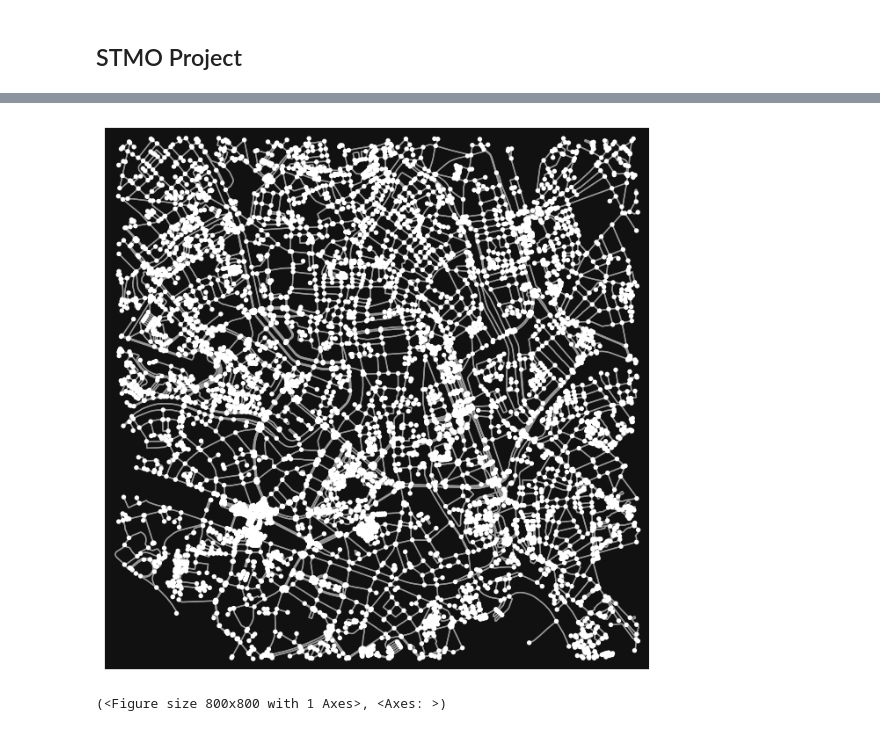
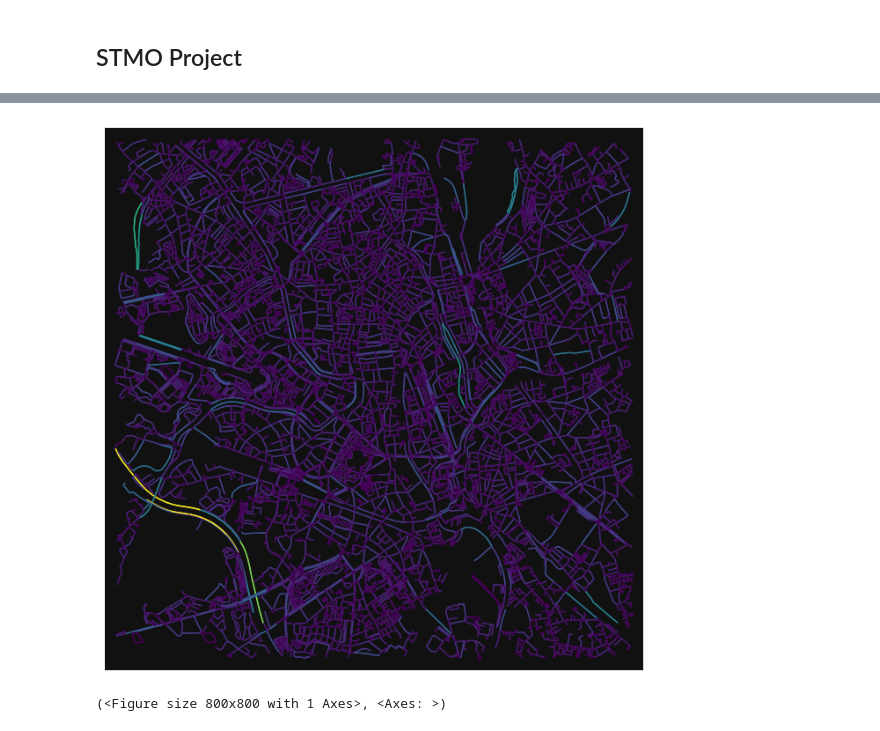
Before and after one commit to robbefonteyn/PathFindR-Ghent, a Jupyter notebook: running_route.ipynb, the cells around one changed output, grey strips where cells are left out. Cells and saved outputs as stored; diff of their text form; code cells hidden in the pictures.

```diff
--- a/running_route.ipynb
+++ b/running_route.ipynb
@@ -30,18 +30,20 @@ import matplotlib.pyplot as plt
 # %%
 # Define the address as a starting point
 address = "Sint-kwintensberg 74, Ghent, Belgium"
 
 # Geocode the address to get its latitude and longitude
 center_point = ox.geocode(address)
 
 # Define the buffer distance (in meters) for the map area
-buffer_distance = 2000  # 2 km radius
+buffer_distance = 3000  # 2 km radius
 
 # Download the street network data within the buffer distance around the center point
 graph = ox.graph_from_point(center_point, dist=buffer_distance, network_type='walk')
+graph = ox.distance.add_edge_lengths(graph)
 
 # Plot the graph to verify
-ox.plot_graph(graph)
+ec = ox.plot.get_edge_colors_by_attr(graph, attr='length')
+ox.plot_graph(graph, edge_color=ec, node_alpha=0)
 # %% [output]
-[figure, old version]
+[figure, new version]
 (<Figure size 800x800 with 1 Axes>, <Axes: >)
```
Also changed, not shown: parts of 4 cells of this notebook, 1 other file.
